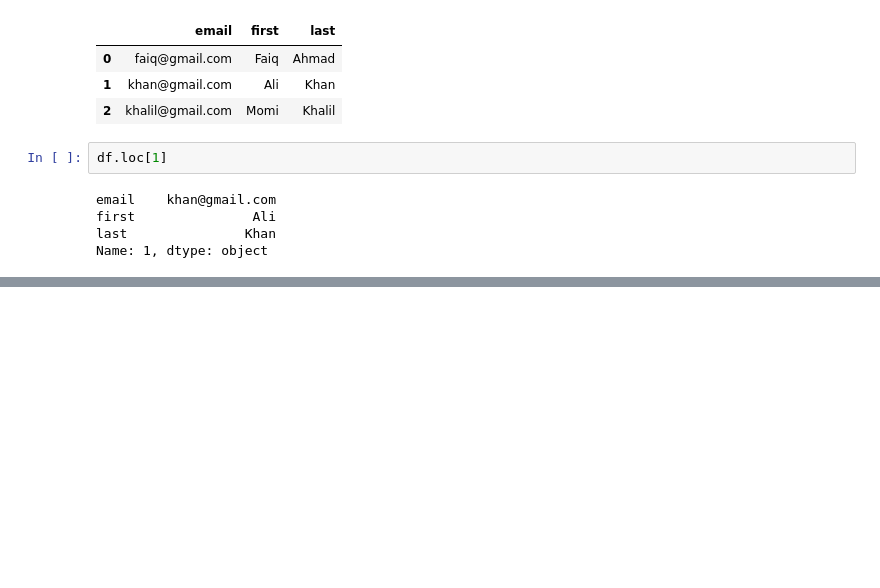
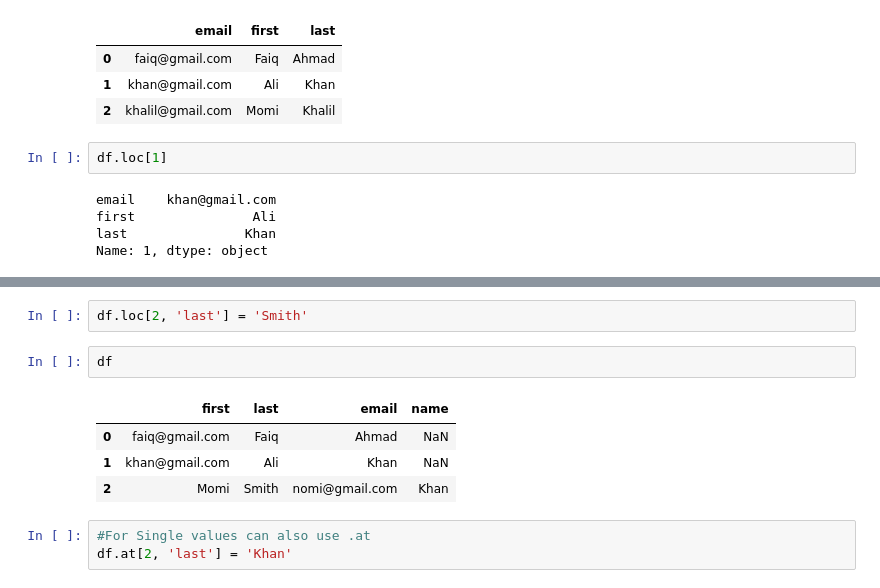
Before and after one commit to realfaiq/100-Days-of-Python, a Jupyter notebook: Data-Preprocessing/Snippets.ipynb, the cells around one changed output, grey strips where cells are left out. Drawn from its saved outputs; the diff is of its cells as text; blank space fills up the shorter version.

```diff
--- a/Data-Preprocessing/Snippets.ipynb
+++ b/Data-Preprocessing/Snippets.ipynb
@@ -65,0 +149,12 @@ Name: 1, dtype: object
+# %%
+df.loc[2, 'last'] = 'Smith'
+# %%
+df
+# %% [output]
+|  | first | last | email | name |
+| 0 | faiq@gmail.com | Faiq | Ahmad | NaN |
+| 1 | khan@gmail.com | Ali | Khan | NaN |
+| 2 | Momi | Smith | nomi@gmail.com | Khan |
+# %%
+#For Single values can also use .at
+df.at[2, 'last'] = 'Khan'
```
Also changed, not shown: parts of 32 cells of this notebook, 1 other file.
